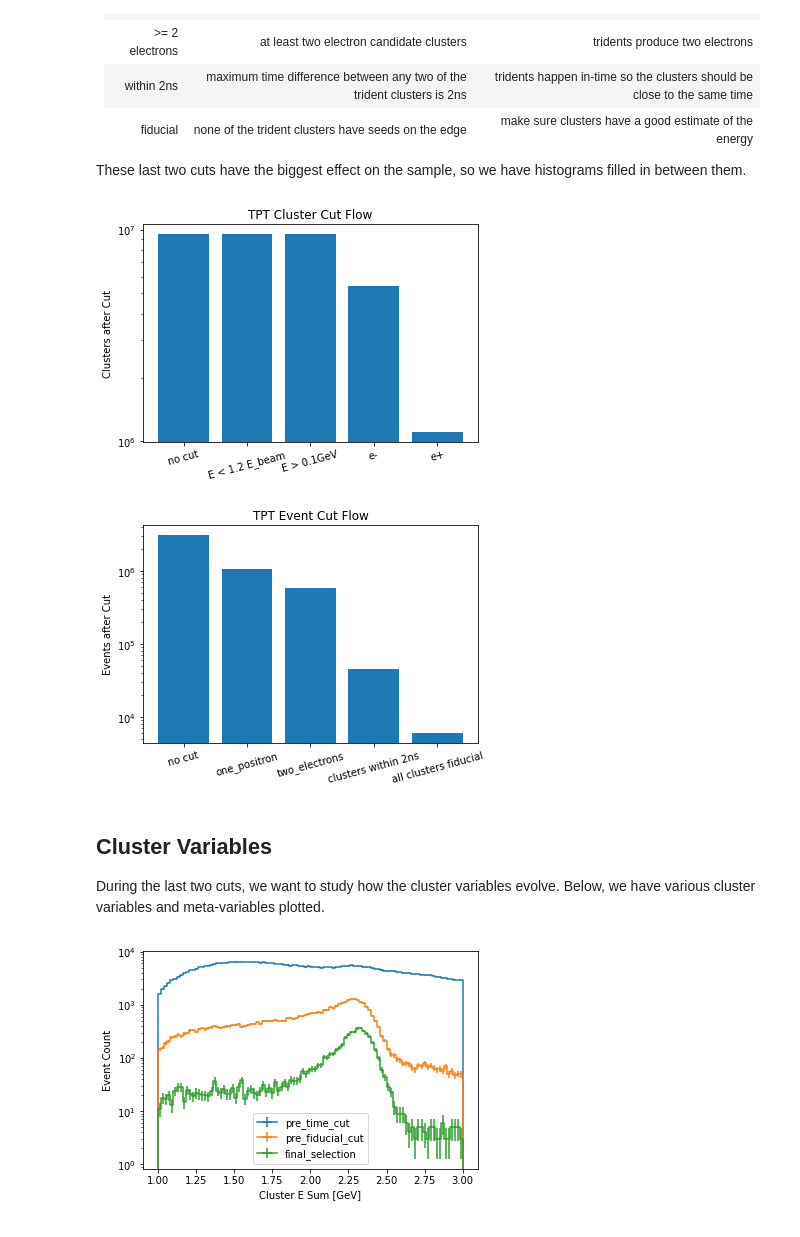
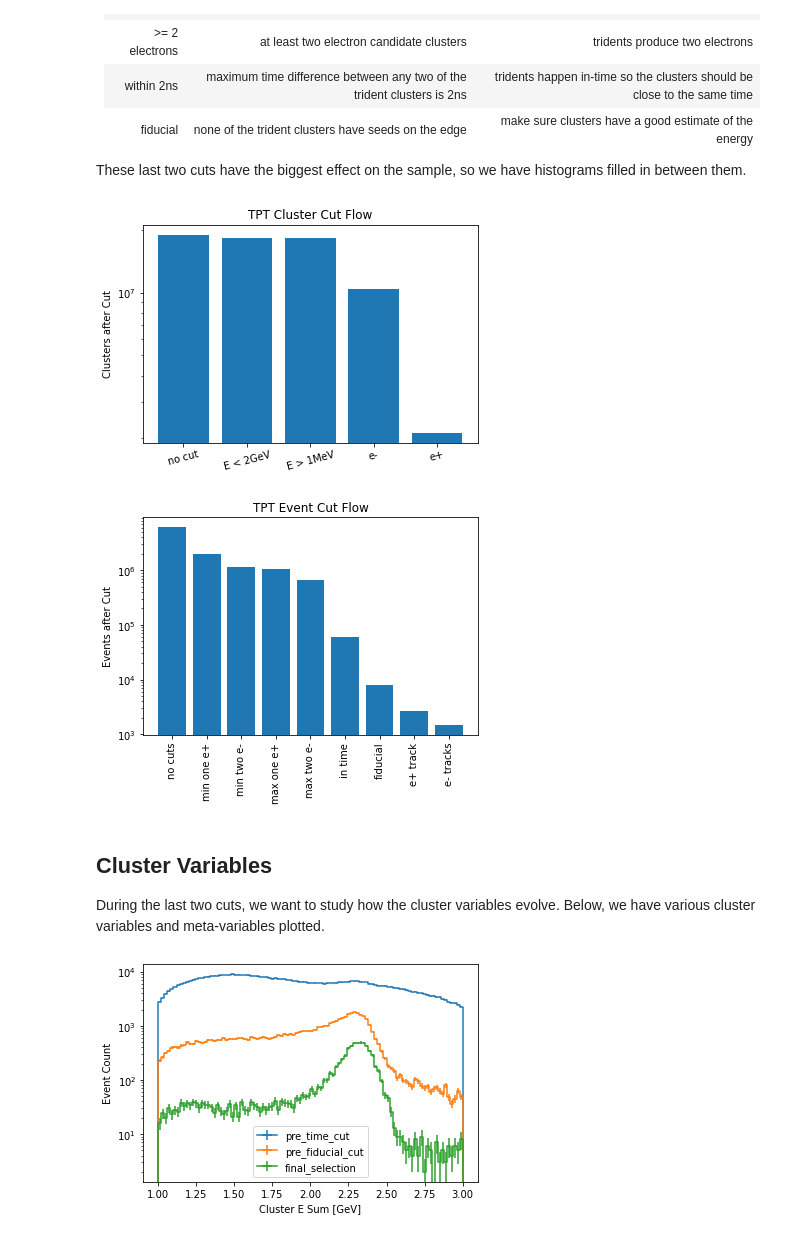
Before and after one commit to tomeichlersmith/hps, a Jupyter notebook: tpt-plotting.ipynb, the cells around one changed output. Cells and saved outputs as stored; diff of their text form; code cells hidden in the pictures.

Commit message:
update plotting notebook

```diff
--- a/tpt-plotting.ipynb
+++ b/tpt-plotting.ipynb
@@ -45,6 +45,7 @@ class hpstrHistFile :
                 key.append(self.__copies[selection])
             else :
                 key.append(selection)
+            key.append('follow')
         key.append(hist_name)
         return '_'.join(key)
 
@@ -59,20 +60,32 @@ class hpstrHistFile :
     def __deduce_selections(self,selections) :
         if len(self.__copies) == 0 :
             return [None]
-        elif selections is None :
+        elif selections is True :
             return self.__copies
         else :
             return self.__copies[selections]
 
     def plot_1d(self,hist_name, xlabel, *,
-                selections = None, size = None, title = None) :
-        fig, ax = plt.subplots()
-        if size is not None :
-            fig.set_size_inches(*size)
-        if not hist_name.endswith('_h') :
-            hist_name += '_h'
-        for name in self.__deduce_selections(selections) :
-            self.get(hist_name, selection = name).to_hist().plot(ax=ax,label=name)
+                ax = None, selections = None, title = None) :
+        if ax is None :
+            fig, ax = plt.subplots()
+        if isinstance(hist_name,dict) :
+            # plotting multiple histograms
+            #  instead of following one through selections
+            for name, hist in hist_name.items() :
+                if not hist.endswith('_h') :
+                    hist += '_h'
+                self.get(hist).to_hist().plot(ax=ax,label=name)
+        else :
+            if not hist_name.endswith('_h') :
+                hist_name += '_h'
+            if selections is not None :
+                # follow single histogram through the event selections
+                for name in self.__deduce_selections(selections) :
+                    self.get(hist_name, selection = name).to_hist().plot(ax=ax,label=name)
+            else :
+                # just plot the single histogram
+                self.get(hist_name).to_hist().plot(ax=ax,label=hist_name)
         plt.legend()
         plt.ylabel('Event Count')
         plt.yscale('log')
@@ -108,7 +121,7 @@ Histograms produced by using `hpstr` to analyze ntuples decoded from lcio files.
 - numpy
 - hist[plot]
 # %%
-f = hpstrHistFile('2016-subsample/hist_2016_subsample_007800_run_150_169.root','tpt',
+f = hpstrHistFile('2016-subsample/hist_2016_subsample_run_007800_part_0000_0020.root','tpt',
                   ['pre_time_cut','pre_fiducial_cut','final_selection'])
 # %% [markdown]
 ## Selection Cuts
@@ -144,7 +157,7 @@ fiducial | none of the trident clusters have seeds on the edge | make sure clust
 
 These last two cuts have the biggest effect on the sample, so we have histograms filled in between them.
 # %%
-plt.bar(['no cut', 'E < 1.2 E_beam', 'E > 0.1GeV', 'e-', 'e+'],
+plt.bar(['no cut', 'E < 2GeV', 'E > 1MeV', 'e-', 'e+'],
         f.get('cluster_selection_cutflow',include_prefix=False).values())
 plt.xticks(rotation = 15)
 plt.yscale('log')
@@ -152,24 +165,25 @@ plt.ylabel('Clusters after Cut')
 plt.title('TPT Cluster Cut Flow')
 plt.show()
 # %% [output]
-[figure, old version]
+[figure, new version]
 # %%
-plt.bar(['no cut', 'one_positron','two_electrons','clusters within 2ns','all clusters fiducial'],
-        f.get('event_selection_cutflow',include_prefix=False).values())
-plt.xticks(rotation = 15)
+h = f.get('event_selection_cutflow',include_prefix=False)
+plt.bar(['no cuts','min one e+','min two e-','max one e+','max two e-','in time','fiducial','e+ track','e- tracks']
+    ,h.values())
+plt.xticks(rotation = 90)
 plt.yscale('log')
 plt.title('TPT Event Cut Flow')
 plt.ylabel('Events after Cut')
 plt.show()
 # %% [output]
-[figure, old version]
+[figure, new version]
 # %% [markdown]
 ## Cluster Variables
 During the last two cuts, we want to study how the cluster variables evolve. Below, we have various cluster variables and meta-variables plotted.
 # %%
 f.plot_1d('cluster_E_sum','Cluster E Sum [GeV]')
 # %% [output]
-[figure, old version]
+[figure, new version]
 # %%
 f.plot_1d('electron0_cluster_E', 'High Energy e- Cluster [GeV]')
 f.plot_1d('electron1_cluster_E', 'Low Energy e- Cluster [GeV]')
```
Also changed, not shown: parts of 4 cells of this notebook.
